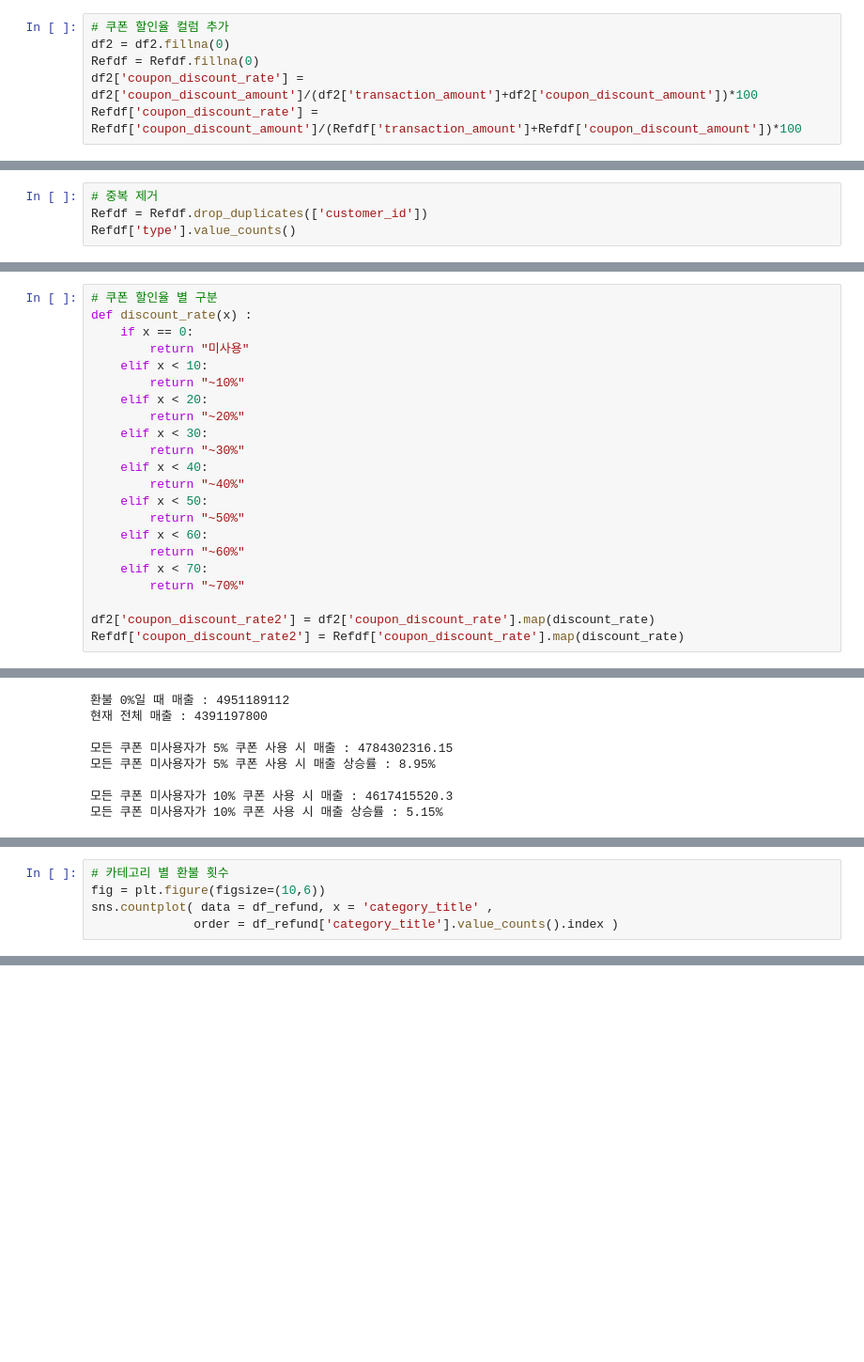
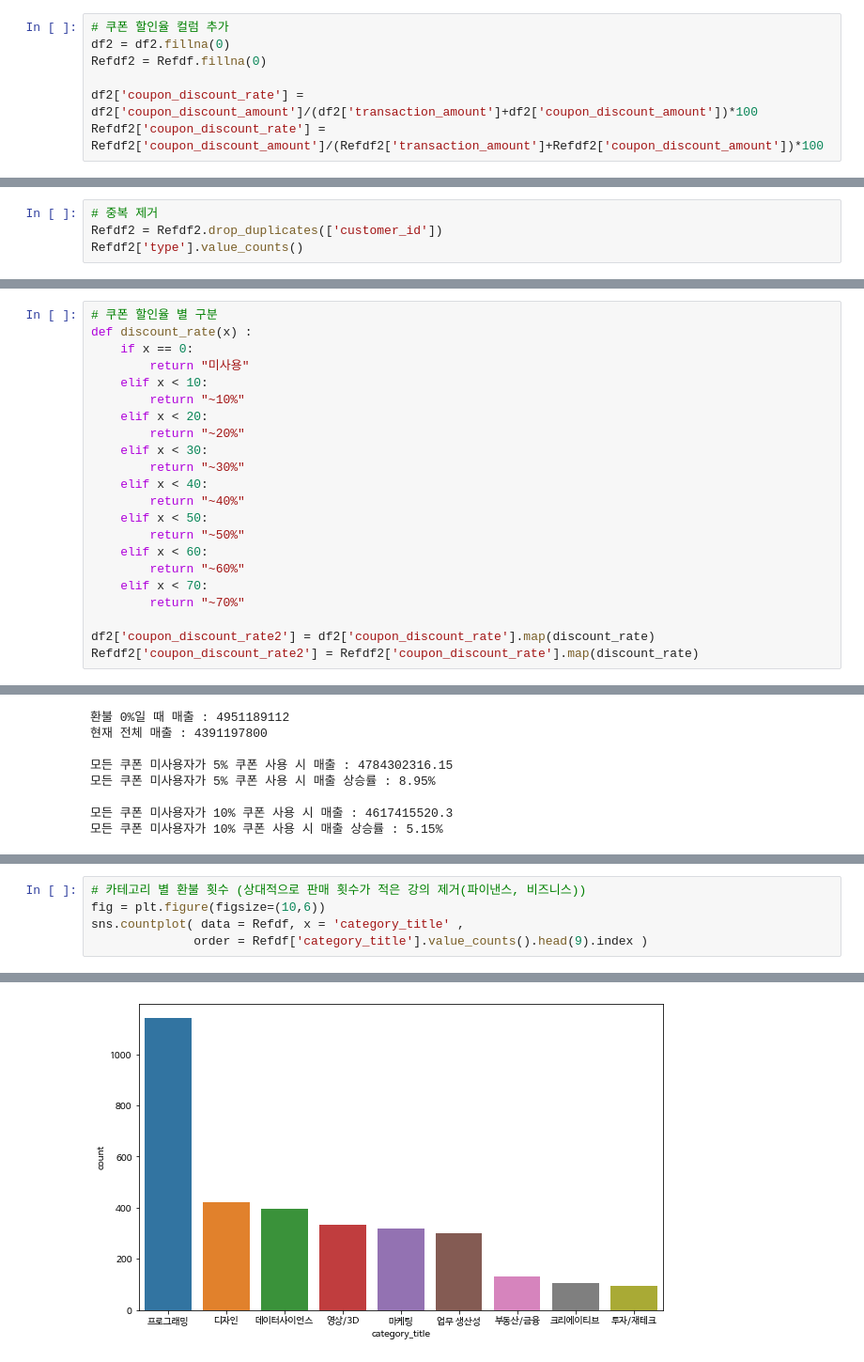
Before and after one commit to wjdrnqja9/TIL, a Jupyter notebook: 정구범_패스트캠퍼스_데이터분석.ipynb, the cells around one changed output, grey strips where cells are left out. Shown at 94% size. Saved outputs shown, nothing was run; the diff lists cells and outputs as text; blank space fills up the shorter version.

```diff
--- a/정구범_패스트캠퍼스_데이터분석.ipynb
+++ b/정구범_패스트캠퍼스_데이터분석.ipynb
@@ -361,9 +372,10 @@ print(f'환불율 : {"%0.2f"%(3247/(3247+33109)*100)}%')
 # %%
 # 쿠폰 할인율 컬럼 추가
 df2 = df2.fillna(0)
-Refdf = Refdf.fillna(0)
+Refdf2 = Refdf.fillna(0)
+
 df2['coupon_discount_rate'] = df2['coupon_discount_amount']/(df2['transaction_amount']+df2['coupon_discount_amount'])*100
-Refdf['coupon_discount_rate'] = Refdf['coupon_discount_amount']/(Refdf['transaction_amount']+Refdf['coupon_discount_amount'])*100
+Refdf2['coupon_discount_rate'] = Refdf2['coupon_discount_amount']/(Refdf2['transaction_amount']+Refdf2['coupon_discount_amount'])*100
 # %%
 # 중복 제거
 df2 = df2.drop_duplicates(['customer_id'])
@@ -373,8 +385,8 @@ PAYMENT    33109
 Name: type, dtype: int64
 # %%
 # 중복 제거
-Refdf = Refdf.drop_duplicates(['customer_id'])
-Refdf['type'].value_counts()
+Refdf2 = Refdf2.drop_duplicates(['customer_id'])
+Refdf2['type'].value_counts()
 # %% [output]
 REFUND    3247
 Name: type, dtype: int64
@@ -399,4 +411,4 @@ def discount_rate(x) :
         return "~70%"
 
 df2['coupon_discount_rate2'] = df2['coupon_discount_rate'].map(discount_rate)
-Refdf['coupon_discount_rate2'] = Refdf['coupon_discount_rate'].map(discount_rate)
+Refdf2['coupon_discount_rate2'] = Refdf2['coupon_discount_rate'].map(discount_rate)
@@ -502,5 +502,6 @@ print(f'모든 쿠폰 미사용자가 10% 쿠폰 사용 시 매출 상승률 : {
 # %%
-# 카테고리 별 환불 횟수
+# 카테고리 별 환불 횟수 (상대적으로 판매 횟수가 적은 강의 제거(파이낸스, 비즈니스))
 fig = plt.figure(figsize=(10,6))
-sns.countplot( data = df_refund, x = 'category_title' ,
-              order = df_refund['category_title'].value_counts().index )
+sns.countplot( data = Refdf, x = 'category_title' ,
+              order = Refdf['category_title'].value_counts().head(9).index )
+# %% [output]
@@ -506,0 +509 @@ sns.countplot( data = df_refund, x = 'category_title' ,
+[figure, added]
```
Also changed, not shown: parts of 41 cells of this notebook.
